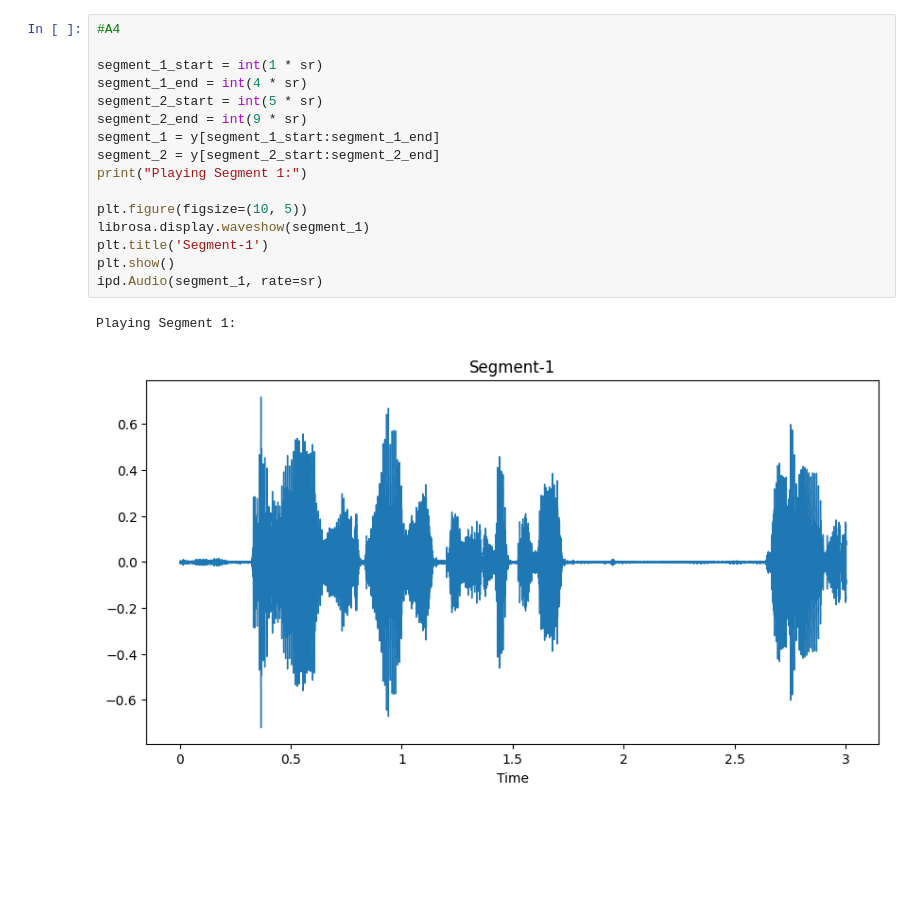
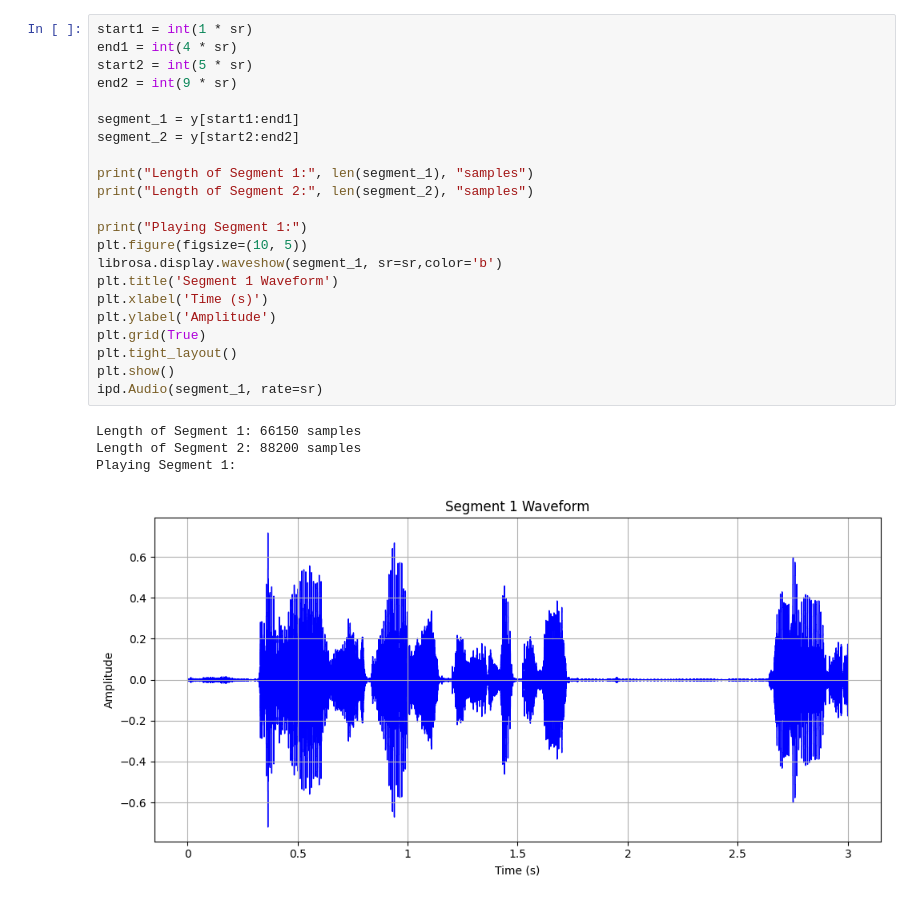
Before and after one commit to Ruchith1018/AI-in-Speech-processing, a Jupyter notebook: 21017_lab1.ipynb, the cells around one changed output. Cells and saved outputs as stored; diff of their text form; blank space fills up the shorter version.

```diff
--- a/21017_lab1.ipynb
+++ b/21017_lab1.ipynb
@@ -39,22 +54,30 @@ ipd.Audio(segment, rate=sr)
 # %%
-#A4
+start1 = int(1 * sr)
+end1 = int(4 * sr)
+start2 = int(5 * sr)
+end2 = int(9 * sr)
 
-segment_1_start = int(1 * sr)
-segment_1_end = int(4 * sr)
-segment_2_start = int(5 * sr)
-segment_2_end = int(9 * sr)
-segment_1 = y[segment_1_start:segment_1_end]
-segment_2 = y[segment_2_start:segment_2_end]
+segment_1 = y[start1:end1]
+segment_2 = y[start2:end2]
+
+print("Length of Segment 1:", len(segment_1), "samples")
+print("Length of Segment 2:", len(segment_2), "samples")
+
 print("Playing Segment 1:")
-
 plt.figure(figsize=(10, 5))
-librosa.display.waveshow(segment_1)
-plt.title('Segment-1')
+librosa.display.waveshow(segment_1, sr=sr,color='b')
+plt.title('Segment 1 Waveform')
+plt.xlabel('Time (s)')
+plt.ylabel('Amplitude')
+plt.grid(True)
+plt.tight_layout()
 plt.show()
 ipd.Audio(segment_1, rate=sr)
 # %% [output]
+Length of Segment 1: 66150 samples
+Length of Segment 2: 88200 samples
 Playing Segment 1:
-[figure, old version]
+[figure, new version]
 [interactive output not drawn]
 # %%
 print("Playing Segment 2:")
```
Also changed, not shown: parts of 4 cells of this notebook.
